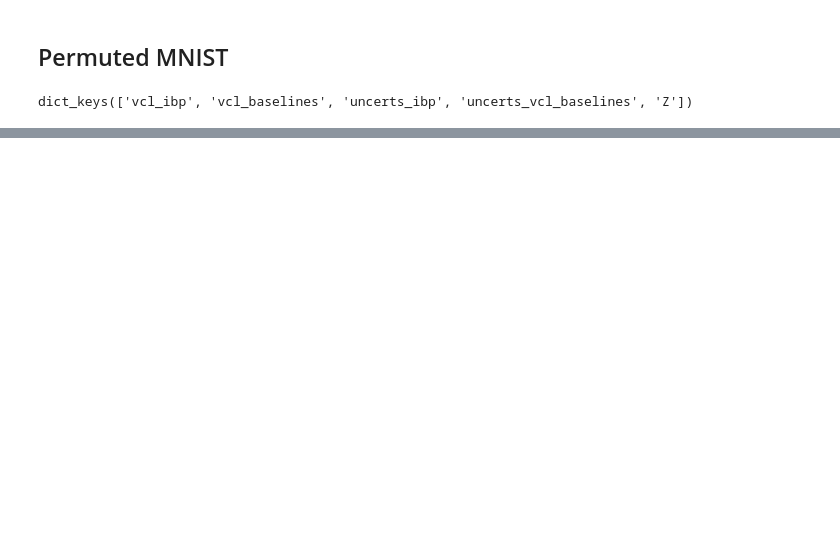
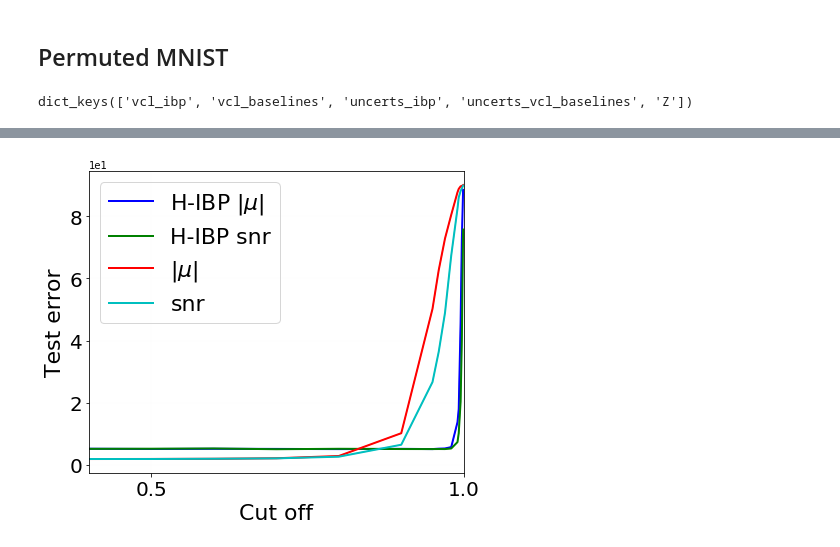
Before and after one commit to skezle/IBP_BNN, a Jupyter notebook: src/results.ipynb, the cells around one changed output, grey strips where cells are left out. Drawn from its saved outputs; the diff is of its cells as text; code cells hidden in the pictures; blank space fills up the shorter version.

```diff
--- a/src/results.ipynb
+++ b/src/results.ipynb
@@ -175,0 +274,77 @@ plt.show()
+# %%
+xs = d['xs']
+ya = d['ya_nnvi']
+yb = d['yb_nnvi']
+ya_hibp = d['ya_ibp']
+yb_hibp = d['yb_ibp']
+# %%
+_hibp_ya_mean = np.mean(ya_hibp, axis=0)
+_hibp_ya_std = np.std(ya_hibp, axis=0)
+_hibp_yb_mean = np.mean(yb_hibp, axis=0)
+_hibp_yb_std = np.std(yb_hibp, axis=0)
+_ya_mean = np.mean(ya, axis=0)
+_ya_std = np.std(ya, axis=0)
+_yb_mean = np.mean(yb, axis=0)
+_yb_std = np.std(yb, axis=0)
+
+def test_error(ls):
+    return 100*(1-np.array(ls))
+
+fig_size = (6, 5)
+
+set_y_axis = False
+
+lw = 2
+
+grid_color = '0.1'
+grid_lw = 0.2
+
+title_size = 16
+label_size = 22
+tick_size = 20
+legend_size = 22
+
+fig, ax = plt.subplots(1, 1, figsize=fig_size)
+
+ax.plot(xs, test_error(_hibp_ya_mean), linewidth=lw, color='b')
+ax.fill_between(xs,
+               test_error([x - y for x, y in zip(_hibp_ya_mean, _hibp_ya_std)]),
+               test_error([x + y for x, y in zip(_hibp_ya_mean, _hibp_ya_std)]),
+               alpha=0.3, color='b')
+
+ax.plot(xs, test_error(_hibp_yb_mean), linewidth=lw, color='g')
+ax.fill_between(xs,
+               test_error([x - y for x, y in zip(_hibp_yb_mean, _hibp_yb_std)]),
+               test_error([x + y for x, y in zip(_hibp_yb_mean, _hibp_yb_std)]),
+               alpha=0.3, color='g')
+
+ax.plot(xs, test_error(_ya_mean), linewidth=lw, color='r')
+ax.fill_between(xs,
+               test_error([x - y for x, y in zip(_ya_mean, _ya_std)]),
+               test_error([x + y for x, y in zip(_ya_mean, _ya_std)]),
+               alpha=0.3, color='r')
+
+ax.plot(xs, test_error(_yb_mean), linewidth=lw, color='c')
+ax.fill_between(xs,
+               test_error([x - y for x, y in zip(_yb_mean, _yb_std)]),
+               test_error([x + y for x, y in zip(_yb_mean, _yb_std)]),
+               alpha=0.3, color='c')
+
+plt.grid(True, which="both", color=grid_color, linewidth=0.1, alpha=0.1)
+ax.set_xlim(0.0, 0.5)
+plt.yticks(fontsize=tick_size)
+x_ticks = np.arange(0.0, 1.5, step=0.5)
+plt.xticks(x_ticks, fontsize=tick_size)
+plt.ticklabel_format(axis='y')
+ax = fig.gca()
+ax.ticklabel_format(axis='y', style='sci', scilimits=(-1, 1))
+#ax.set_yticklabels([])
+#plt.yscale('log')
+plt.legend(["H-IBP $|\mu|$", 'H-IBP snr', '$|\mu|$', 'snr'], fontsize=legend_size, loc='upper left')
+plt.tight_layout()
+plt.xlabel("Cut off", fontsize=legend_size)
+plt.ylabel("Test error", fontsize=legend_size)
+plt.xlim(0.4, 1.0)
+plt.show()
+# %% [output]
+[figure, added]
```
Also changed, not shown: parts of 15 cells of this notebook.
